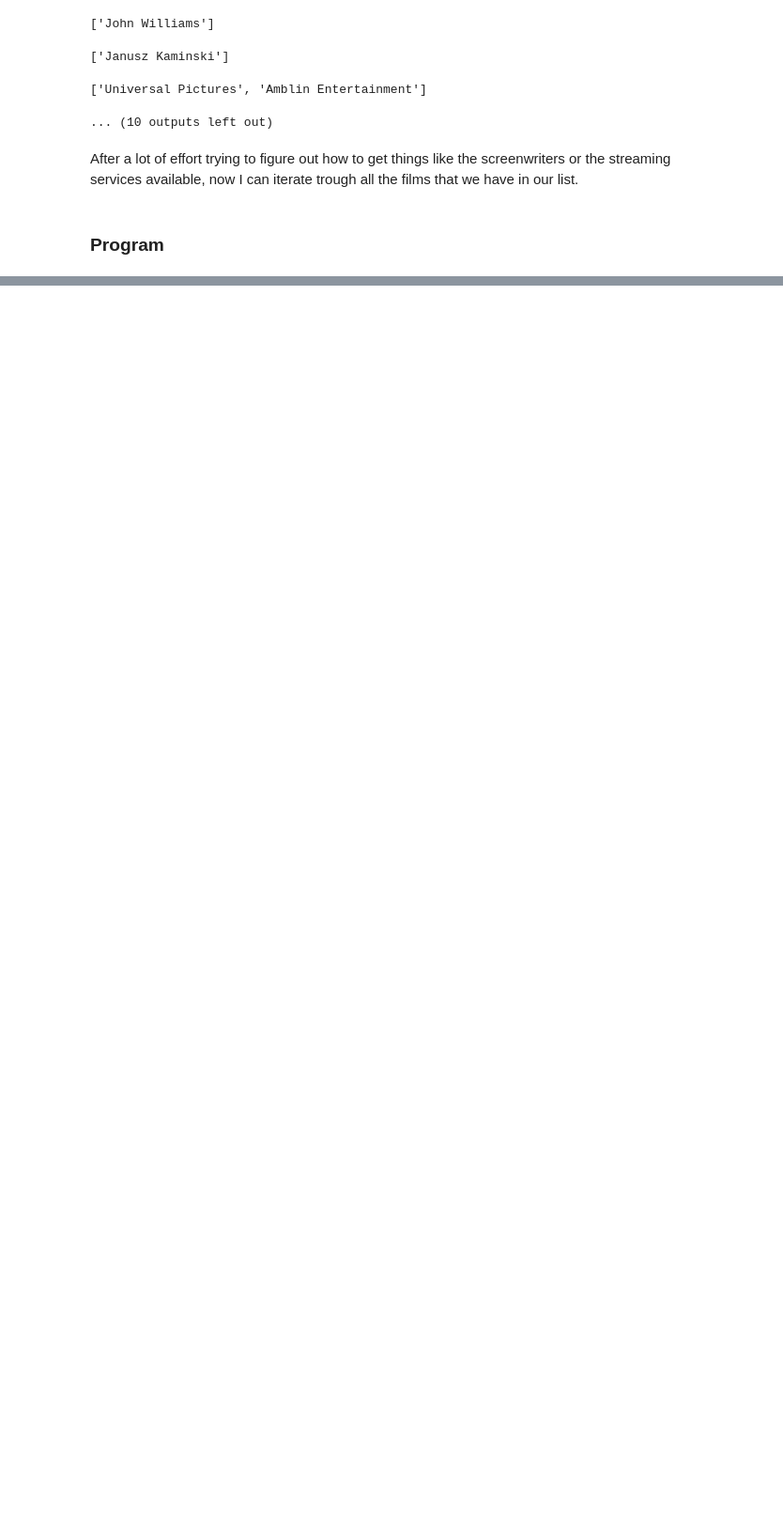
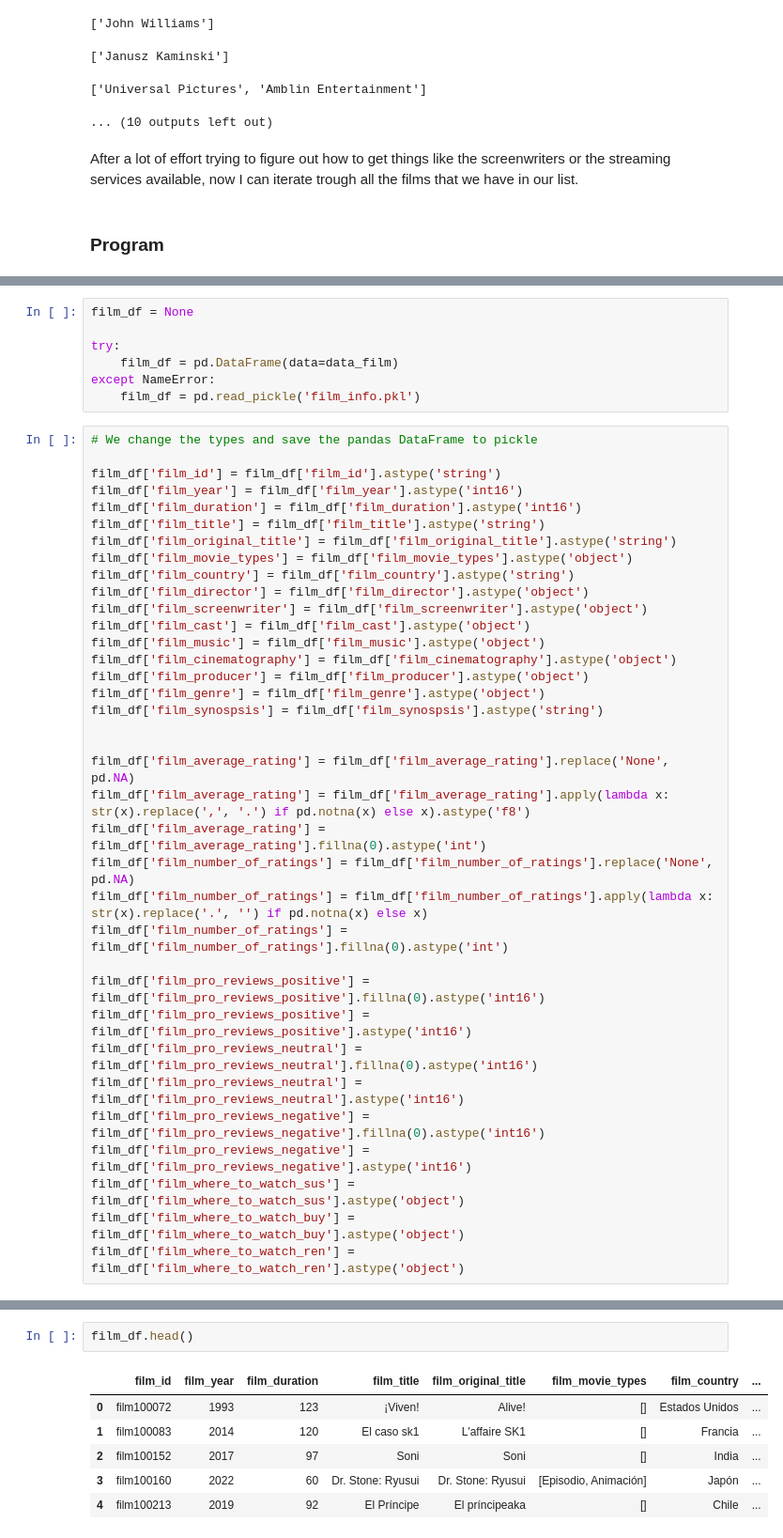
Before and after one commit to naim-prog/filmaffinity-scrap, a Jupyter notebook: script.ipynb, the cells around one changed output, grey strips where cells are left out. Shown at 94% size. Cells and saved outputs as stored; diff of their text form; blank space fills up the shorter version.

```diff
--- a/script.ipynb
+++ b/script.ipynb
@@ -593,0 +617,43 @@ FileNotFoundError: [Errno 2] No such file or directory: 'htmls_film_info/film942
+# %%
+film_df = None
+
+try:
+    film_df = pd.DataFrame(data=data_film)
+except NameError:
+    film_df = pd.read_pickle('film_info.pkl')
+# %%
+# We change the types and save the pandas DataFrame to pickle
+
+film_df['film_id'] = film_df['film_id'].astype('string')
+film_df['film_year'] = film_df['film_year'].astype('int16')
+film_df['film_duration'] = film_df['film_duration'].astype('int16')
+film_df['film_title'] = film_df['film_title'].astype('string')
+film_df['film_original_title'] = film_df['film_original_title'].astype('string')
+film_df['film_movie_types'] = film_df['film_movie_types'].astype('object')
+film_df['film_country'] = film_df['film_country'].astype('string')
+film_df['film_director'] = film_df['film_director'].astype('object')
+film_df['film_screenwriter'] = film_df['film_screenwriter'].astype('object')
+film_df['film_cast'] = film_df['film_cast'].astype('object')
+film_df['film_music'] = film_df['film_music'].astype('object')
+film_df['film_cinematography'] = film_df['film_cinematography'].astype('object')
+film_df['film_producer'] = film_df['film_producer'].astype('object')
+film_df['film_genre'] = film_df['film_genre'].astype('object')
+film_df['film_synospsis'] = film_df['film_synospsis'].astype('string')
+
+
+film_df['film_average_rating'] = film_df['film_average_rating'].replace('None', pd.NA)
+film_df['film_average_rating'] = film_df['film_average_rating'].apply(lambda x: str(x).replace(',', '.') if pd.notna(x) else x).astype('f8')
+film_df['film_average_rating'] = film_df['film_average_rating'].fillna(0).astype('int')
+film_df['film_number_of_ratings'] = film_df['film_number_of_ratings'].replace('None', pd.NA)
+film_df['film_number_of_ratings'] = film_df['film_number_of_ratings'].apply(lambda x: str(x).replace('.', '') if pd.notna(x) else x)
+film_df['film_number_of_ratings'] = film_df['film_number_of_ratings'].fillna(0).astype('int')
+
+film_df['film_pro_reviews_positive'] = film_df['film_pro_reviews_positive'].fillna(0).astype('int16')
+film_df['film_pro_reviews_positive'] = film_df['film_pro_reviews_positive'].astype('int16')
+film_df['film_pro_reviews_neutral'] = film_df['film_pro_reviews_neutral'].fillna(0).astype('int16')
+film_df['film_pro_reviews_neutral'] = film_df['film_pro_reviews_neutral'].astype('int16')
+film_df['film_pro_reviews_negative'] = film_df['film_pro_reviews_negative'].fillna(0).astype('int16')
+film_df['film_pro_reviews_negative'] = film_df['film_pro_reviews_negative'].astype('int16')
+film_df['film_where_to_watch_sus'] = film_df['film_where_to_watch_sus'].astype('object')
+film_df['film_where_to_watch_buy'] = film_df['film_where_to_watch_buy'].astype('object')
+film_df['film_where_to_watch_ren'] = film_df['film_where_to_watch_ren'].astype('object')
@@ -593,0 +662,9 @@ FileNotFoundError: [Errno 2] No such file or directory: 'htmls_film_info/film942
+# %%
+film_df.head()
+# %% [output]
+|  | film_id | film_year | film_duration | film_title | film_original_title | film_movie_types | film_country | ... |
+| 0 | film100072 | 1993 | 123 | ¡Viven! | Alive! | [] | Estados Unidos | ... |
+| 1 | film100083 | 2014 | 120 | El caso sk1 | L'affaire SK1 | [] | Francia | ... |
+| 2 | film100152 | 2017 | 97 | Soni | Soni | [] | India | ... |
+| 3 | film100160 | 2022 | 60 | Dr. Stone: Ryusui | Dr. Stone: Ryusui | [Episodio, Animación] | Japón | ... |
+| 4 | film100213 | 2019 | 92 | El Príncipe | El príncipeaka | [] | Chile | ... |
```
Also changed, not shown: parts of 9 cells of this notebook.
